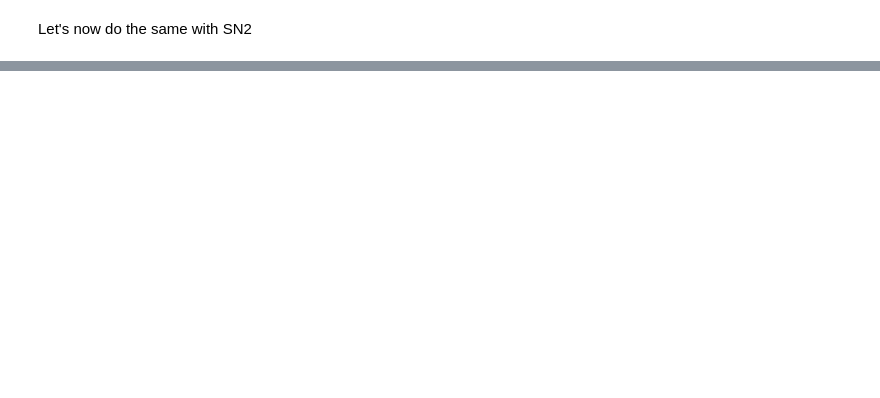
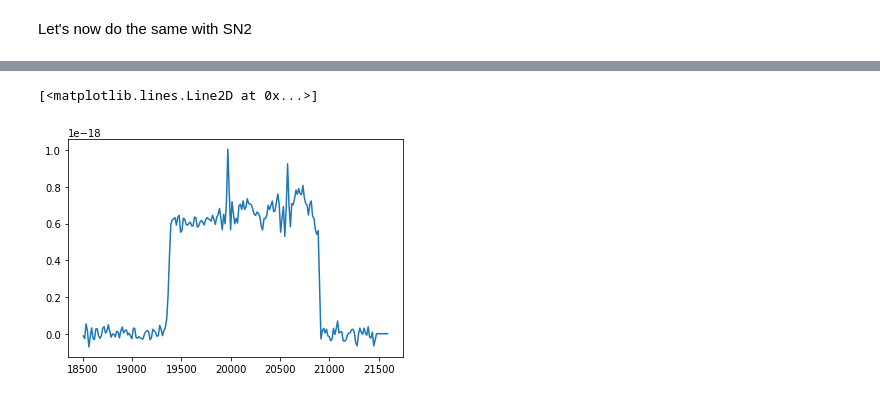
Before and after one commit to crhea93/LUCI, a Jupyter notebook: Examples/SN1_SN2.ipynb, the cells around one changed output, grey strips where cells are left out. Cells and saved outputs as stored; diff of their text form; code cells hidden in the pictures; blank space fills up the shorter version.

```diff
--- a/Examples/SN1_SN2.ipynb
+++ b/Examples/SN1_SN2.ipynb
@@ -78,4 +85,8 @@ ValueError: A value in x_new is below the interpolation range.
 cube.create_deep_image()
 # %%
 bkg_axis, bkg_sky = cube.extract_spectrum_region(cube_dir+'/bkg.reg', mean=True)  # We use mean=True to take the mean of the emission in the region instead of the sum
+plt.plot(bkg_axis, bkg_sky)
+# %% [output]
+[<matplotlib.lines.Line2D at 0x...>]
+[figure, added]
 # %%
```
Also changed, not shown: parts of 10 cells of this notebook, 24 other files.
